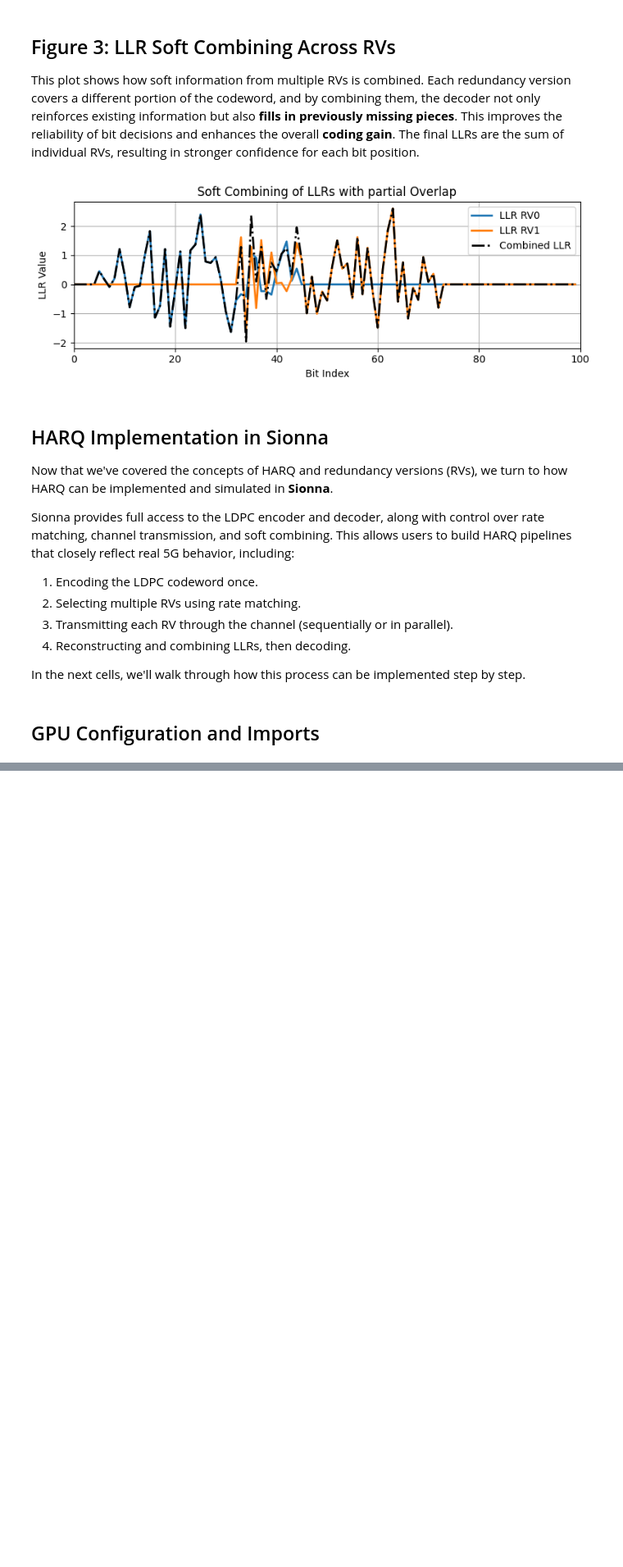
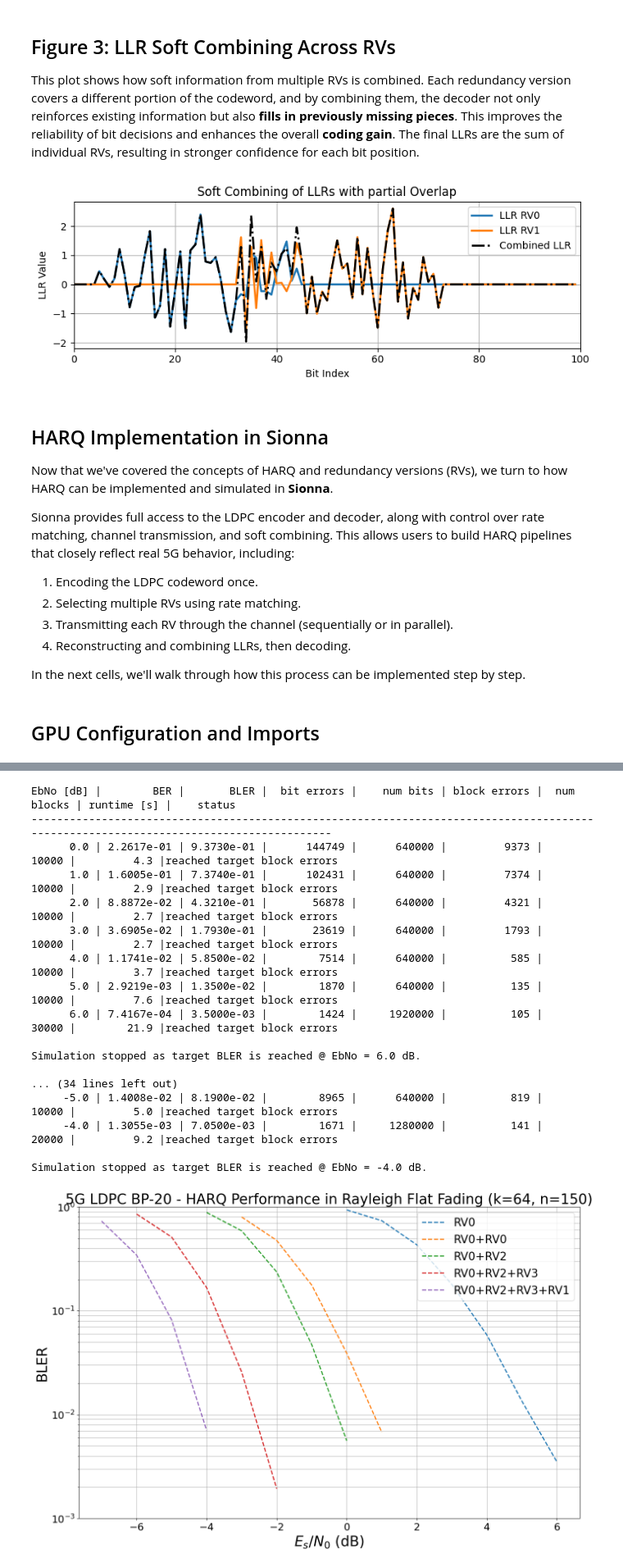
Before and after one commit to NVlabs/sionna, a Jupyter notebook: tutorials/phy/5G_LDPC_HARQ_in_AWGN.ipynb, the cells around one changed output, grey strips where cells are left out. Shown at 82% size. Saved outputs shown, nothing was run; the diff lists cells and outputs as text; code cells hidden in the pictures; blank space fills up the shorter version.

```diff
--- a/tutorials/phy/5G_LDPC_HARQ_in_AWGN.ipynb
+++ b/tutorials/phy/5G_LDPC_HARQ_in_AWGN.ipynb
@@ -328,0 +388,71 @@ In contrast, in non-AWGN channels with fading or sudden interference, the relati
+# %%
+# Rayleigh flat-fading HARQ study (fully simulated, AWGN-style loop)
+rv_set_list_rayleigh = [['rv0'], ['rv0', 'rv0'], ['rv0', 'rv2'], ['rv0', 'rv2', 'rv3'],
+                       ['rv0', 'rv2', 'rv3', 'rv1']]
+
+num_bits_per_symbol = 2 # QPSK
+ebno_db_rayleigh = np.arange(0.0, 6.5, 1.0) # base SNR range for RV0
+ebno_offset_rayleigh = np.array([0.0, -3.0, -4.0, -6.0, -7.0]) # shifted ranges for retries
+
+bler_plot_rayleigh = PlotBER(
+    f"5G LDPC BP-20 - HARQ Performance in Rayleigh Flat Fading (k={k}, n={n})"
+)
+
+for i, rv_set in enumerate(rv_set_list_rayleigh):
+    # run BLER simulations for each HARQ scenario:
+    # rv0; rv0+rv0; rv0+rv2; rv0+rv2+rv3; rv0+rv2+rv3+rv1.
+    # in each scenario, we shift the simulated Eb/No range via ebno_offset_rayleigh.
+    model = System_Model(k=k,
+                         n=n,
+                         num_bits_per_symbol=num_bits_per_symbol,
+                         rv_set=rv_set,
+                         channel_model="flat_fading")
+
+    # simulate with early stopping at BLER < 1e-2 for faster runtime
+    _, bler = bler_plot_rayleigh.simulate(
+        model,
+        ebno_dbs=ebno_db_rayleigh + ebno_offset_rayleigh[i],
+        legend="+".join(rv.upper() for rv in rv_set),
+        max_mc_iter=60,
+        num_target_block_errors=100,
+        target_bler=1e-2,
+        batch_size=10000,
+        soft_estimates=False,
+        early_stop=True,
+        show_fig=False,
+        add_ber=False,
+        add_bler=False,
+        add_results=False,
+        forward_keyboard_interrupt=True
+    )
+
+    # keep only truly simulated points (sim_ber pads remaining points with zeros)
+    ebno = ebno_db_rayleigh + ebno_offset_rayleigh[i]
+    valid = bler > 0
+    bler_plot_rayleigh.add(ebno_db=ebno[valid],
+                           ber=bler[valid],
+                           is_bler=True,
+                           legend="+".join(rv.upper() for rv in rv_set))
+
+# and show the figure
+bler_plot_rayleigh(ylim=(1e-3, 1), show_ber=False, show_bler=True)
+_ = plt.gca().set_xlabel(r"$E_s/N_0$ (dB)", fontsize=25)
+# %% [output]
+EbNo [dB] |        BER |       BLER |  bit errors |    num bits | block errors |  num blocks | runtime [s] |    status
+---------------------------------------------------------------------------------------------------------------------------------------
+      0.0 | 2.2617e-01 | 9.3730e-01 |      144749 |      640000 |         9373 |       10000 |         4.3 |reached target block errors
+      1.0 | 1.6005e-01 | 7.3740e-01 |      102431 |      640000 |         7374 |       10000 |         2.9 |reached target block errors
+      2.0 | 8.8872e-02 | 4.3210e-01 |       56878 |      640000 |         4321 |       10000 |         2.7 |reached target block errors
+      3.0 | 3.6905e-02 | 1.7930e-01 |       23619 |      640000 |         1793 |       10000 |         2.7 |reached target block errors
+      4.0 | 1.1741e-02 | 5.8500e-02 |        7514 |      640000 |          585 |       10000 |         3.7 |reached target block errors
+      5.0 | 2.9219e-03 | 1.3500e-02 |        1870 |      640000 |          135 |       10000 |         7.6 |reached target block errors
+      6.0 | 7.4167e-04 | 3.5000e-03 |        1424 |     1920000 |          105 |       30000 |        21.9 |reached target block errors
+
+Simulation stopped as target BLER is reached @ EbNo = 6.0 dB.
+
+... (34 lines left out)
+     -5.0 | 1.4008e-02 | 8.1900e-02 |        8965 |      640000 |          819 |       10000 |         5.0 |reached target block errors
+     -4.0 | 1.3055e-03 | 7.0500e-03 |        1671 |     1280000 |          141 |       20000 |         9.2 |reached target block errors
+
+Simulation stopped as target BLER is reached @ EbNo = -4.0 dB.
+[figure, added]
```
Also changed, not shown: parts of 12 cells of this notebook, 3 other files.
